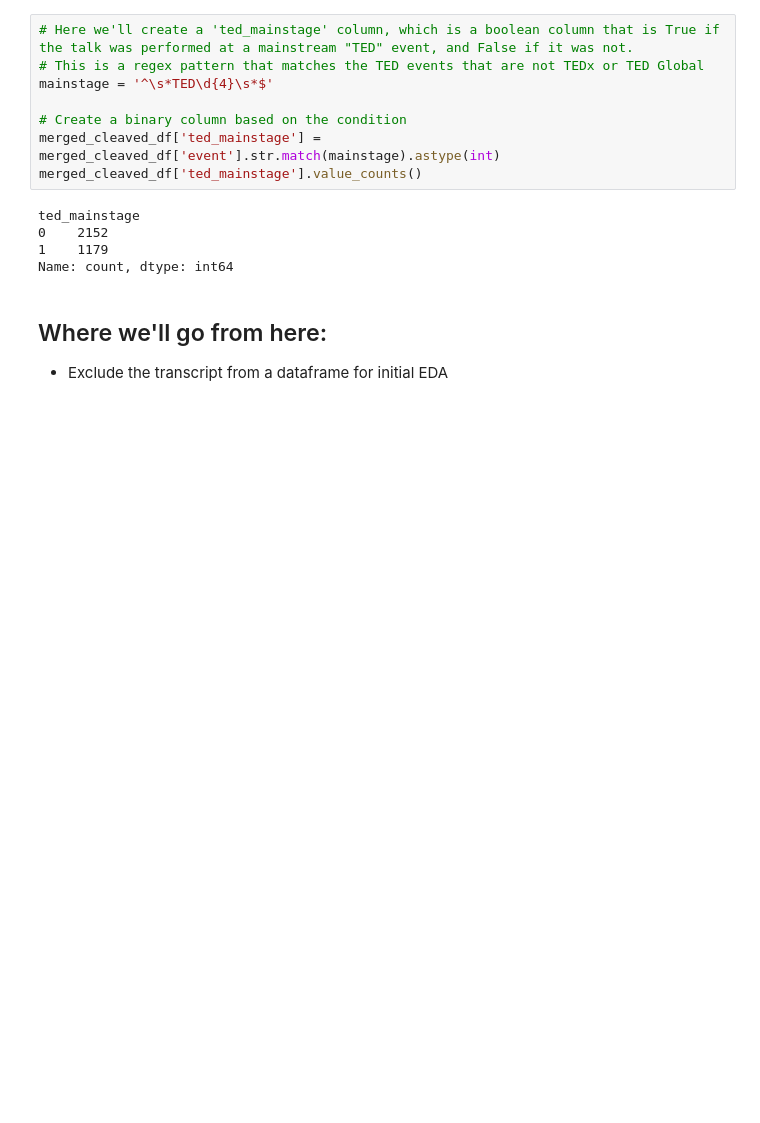
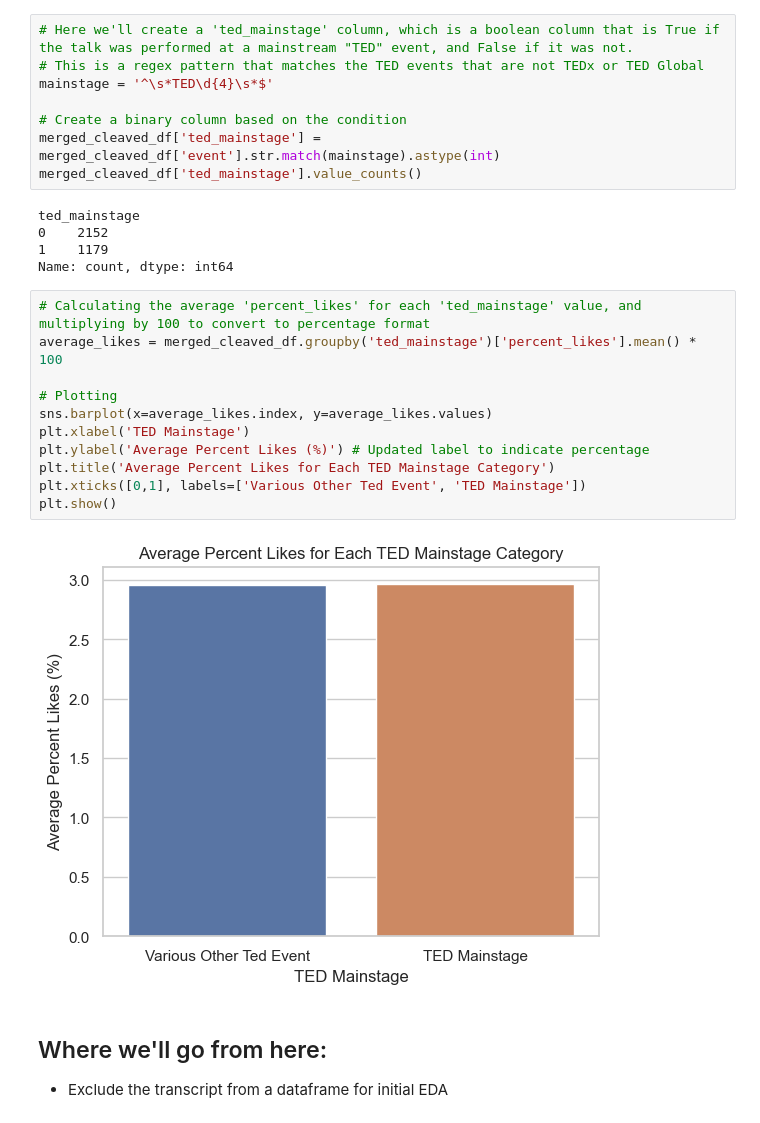
Before and after one commit to drewe4point0/Capstone-Quantifying-Good-Speeches-, a Jupyter notebook: Notebooks/Ted Dataset (with Transcripts).ipynb, the cells around one changed output. Saved outputs shown, nothing was run; the diff lists cells and outputs as text; blank space fills up the shorter version.

```diff
--- a/Notebooks/Ted Dataset (with Transcripts).ipynb
+++ b/Notebooks/Ted Dataset (with Transcripts).ipynb
@@ -302,6 +307,19 @@ ted_mainstage
 0    2152
 1    1179
 Name: count, dtype: int64
+# %%
+# Calculating the average 'percent_likes' for each 'ted_mainstage' value, and multiplying by 100 to convert to percentage format
+average_likes = merged_cleaved_df.groupby('ted_mainstage')['percent_likes'].mean() * 100
+
+# Plotting
+sns.barplot(x=average_likes.index, y=average_likes.values)
+plt.xlabel('TED Mainstage')
+plt.ylabel('Average Percent Likes (%)') # Updated label to indicate percentage
+plt.title('Average Percent Likes for Each TED Mainstage Category')
+plt.xticks([0,1], labels=['Various Other Ted Event', 'TED Mainstage'])
+plt.show()
+# %% [output]
+[figure, added]
 # %% [markdown]
 ## Where we'll go from here:
 
```
Also changed, not shown: parts of 36 cells of this notebook.
